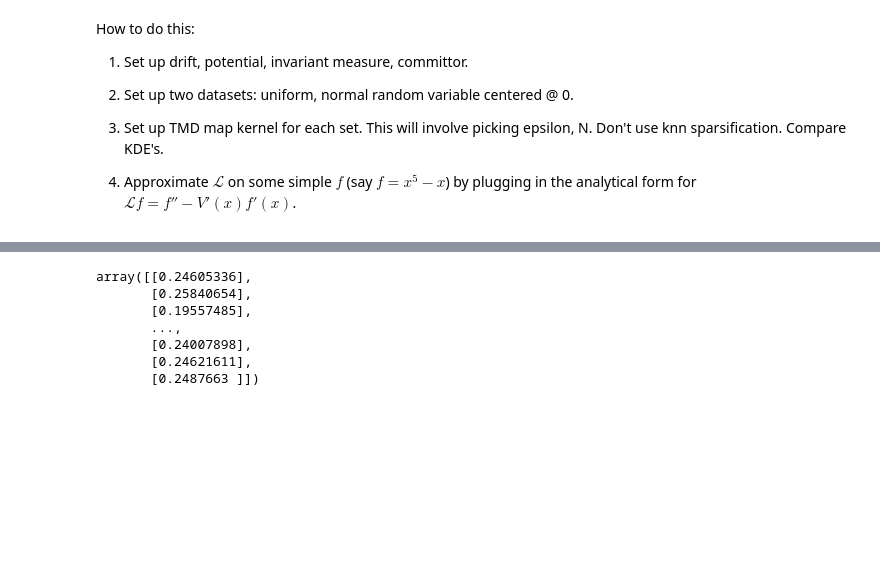
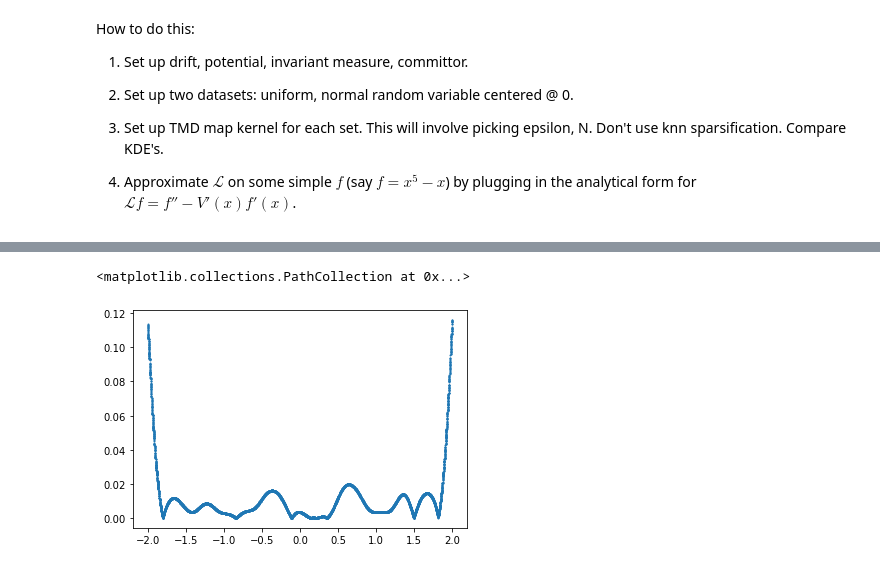
Before and after one commit to ShashankSule/TMDmaps, a Jupyter notebook: run/1D_potential.ipynb, the cells around one changed output, grey strips where cells are left out. Drawn from its saved outputs; the diff is of its cells as text; code cells hidden in the pictures; blank space fills up the shorter version.

```diff
--- a/run/1D_potential.ipynb
+++ b/run/1D_potential.ipynb
@@ -139,13 +148,8 @@ rho_epsilon_uniform = (1/(N+1))*(1/(2*np.pi*ϵ)**(d/2))*K_uniform@np.ones((N+1,1
 # %%
-rho_epsilon_uniform
+plt.scatter(uniform, np.abs(rho_epsilon_uniform-0.25), s=1.0)
 # %% [output]
-array([[0.24605336],
-       [0.25840654],
-       [0.19557485],
-       ...,
-       [0.24007898],
-       [0.24621611],
-       [0.2487663 ]])
+<matplotlib.collections.PathCollection at 0x...>
+[figure, added]
 # %%
 # derivative on biased set
 F_biased = f(biased)
```
Also changed, not shown: parts of 11 cells of this notebook.
